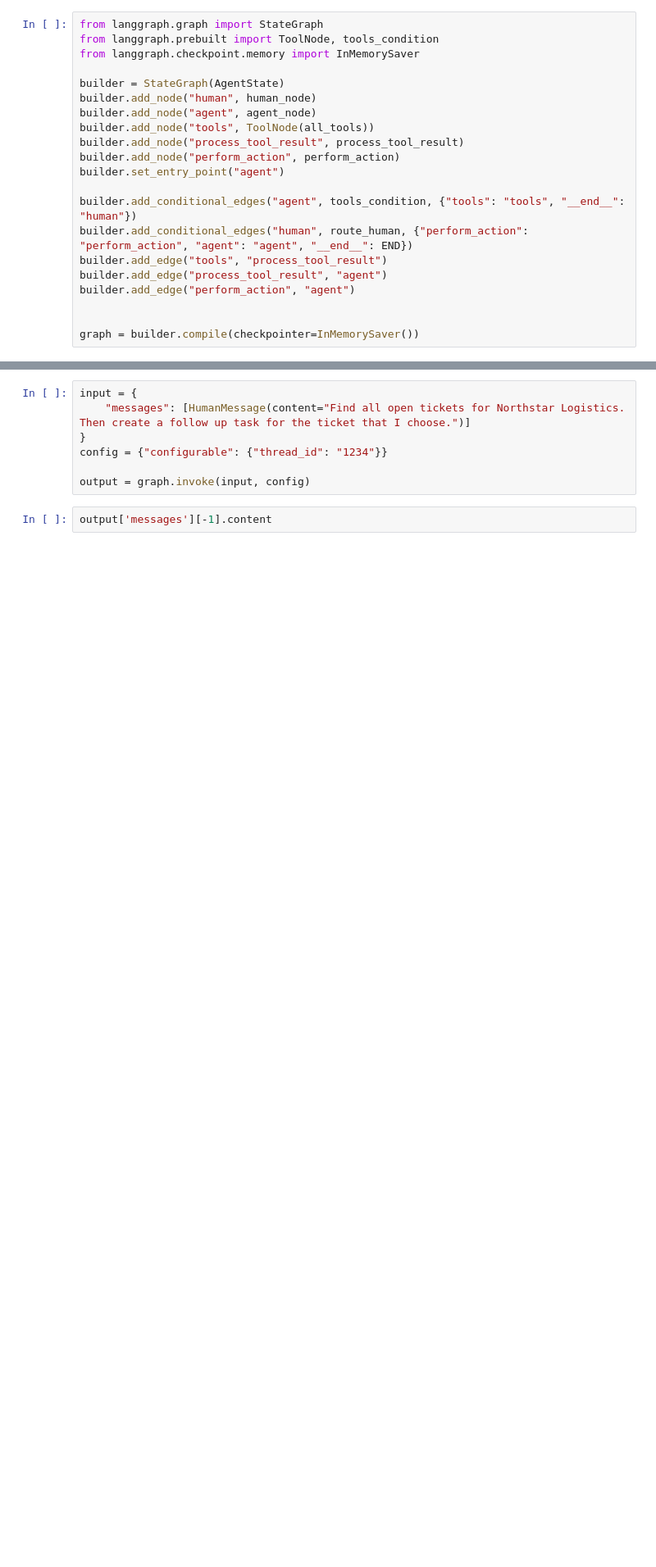
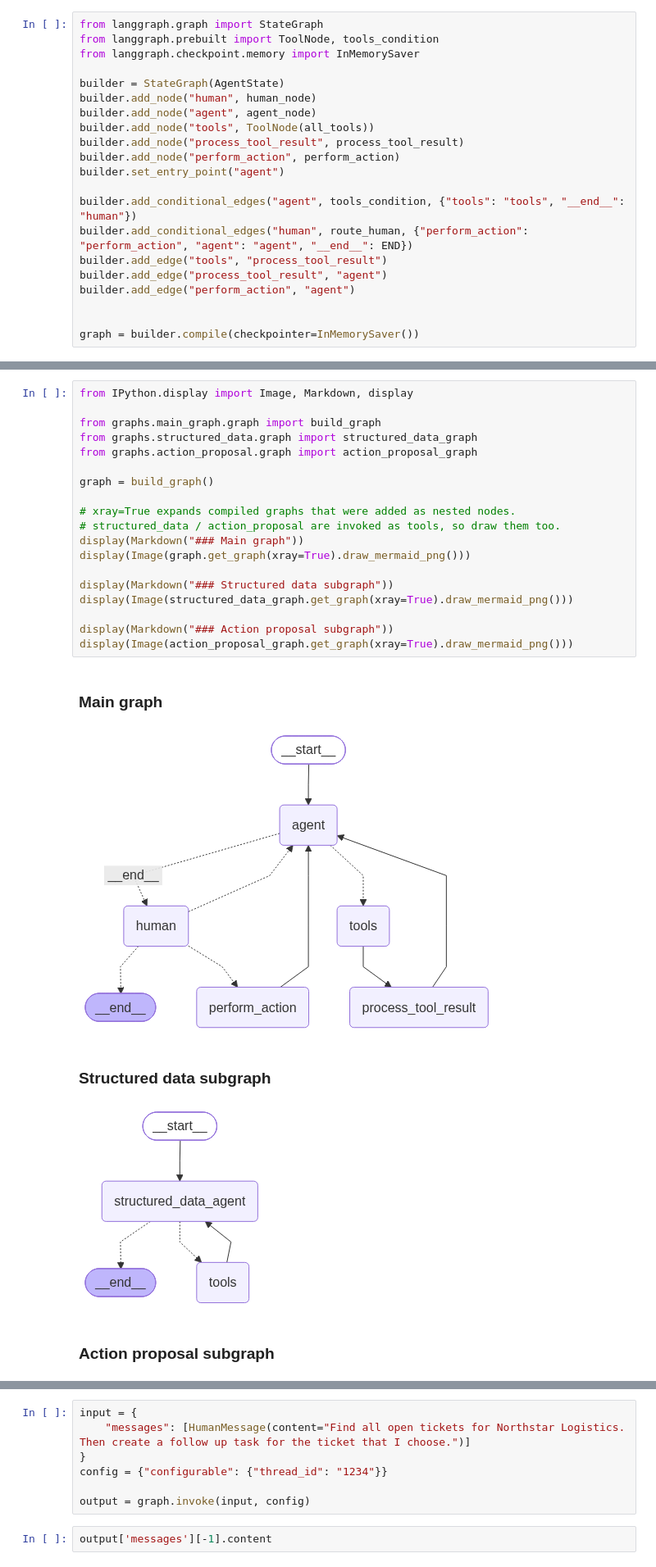
Before and after one commit to Atharv-Verma290/ParcelPilot-Assignment, a Jupyter notebook: research.ipynb, the cells around one changed output, grey strips where cells are left out. Shown at 82% size. Drawn from its saved outputs; the diff is of its cells as text; blank space fills up the shorter version.

```diff
--- a/research.ipynb
+++ b/research.ipynb
@@ -456,0 +455,25 @@ display(Image(graph.get_graph().draw_mermaid_png()))
+# %%
+from IPython.display import Image, Markdown, display
+
+from graphs.main_graph.graph import build_graph
+from graphs.structured_data.graph import structured_data_graph
+from graphs.action_proposal.graph import action_proposal_graph
+
+graph = build_graph()
+
+# xray=True expands compiled graphs that were added as nested nodes.
+# structured_data / action_proposal are invoked as tools, so draw them too.
+display(Markdown("### Main graph"))
+display(Image(graph.get_graph(xray=True).draw_mermaid_png()))
+
+display(Markdown("### Structured data subgraph"))
+display(Image(structured_data_graph.get_graph(xray=True).draw_mermaid_png()))
+
+display(Markdown("### Action proposal subgraph"))
+display(Image(action_proposal_graph.get_graph(xray=True).draw_mermaid_png()))
+# %% [output]
+### Main graph
+[figure, added]
+### Structured data subgraph
+[figure, added]
+### Action proposal subgraph
```
Also changed, not shown: parts of 5 cells of this notebook, 4 other files.
